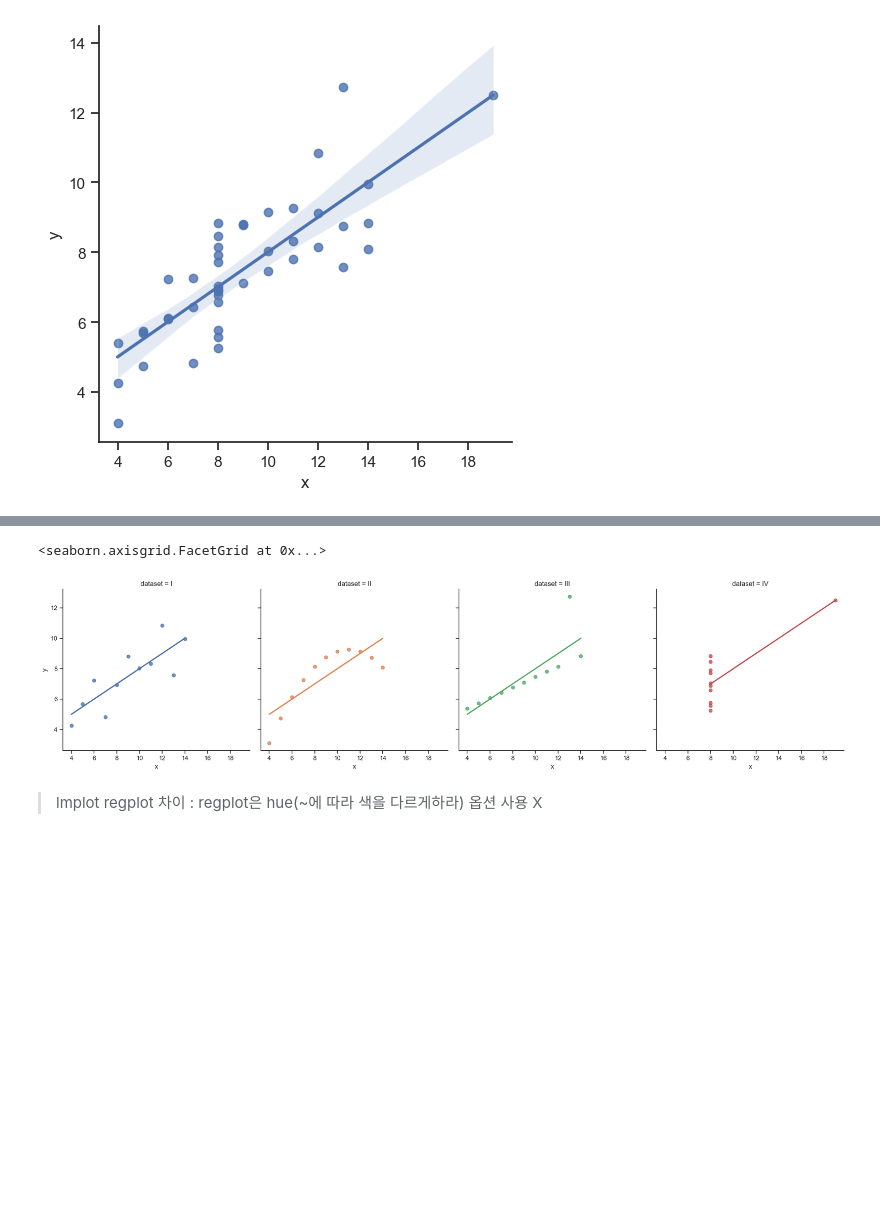
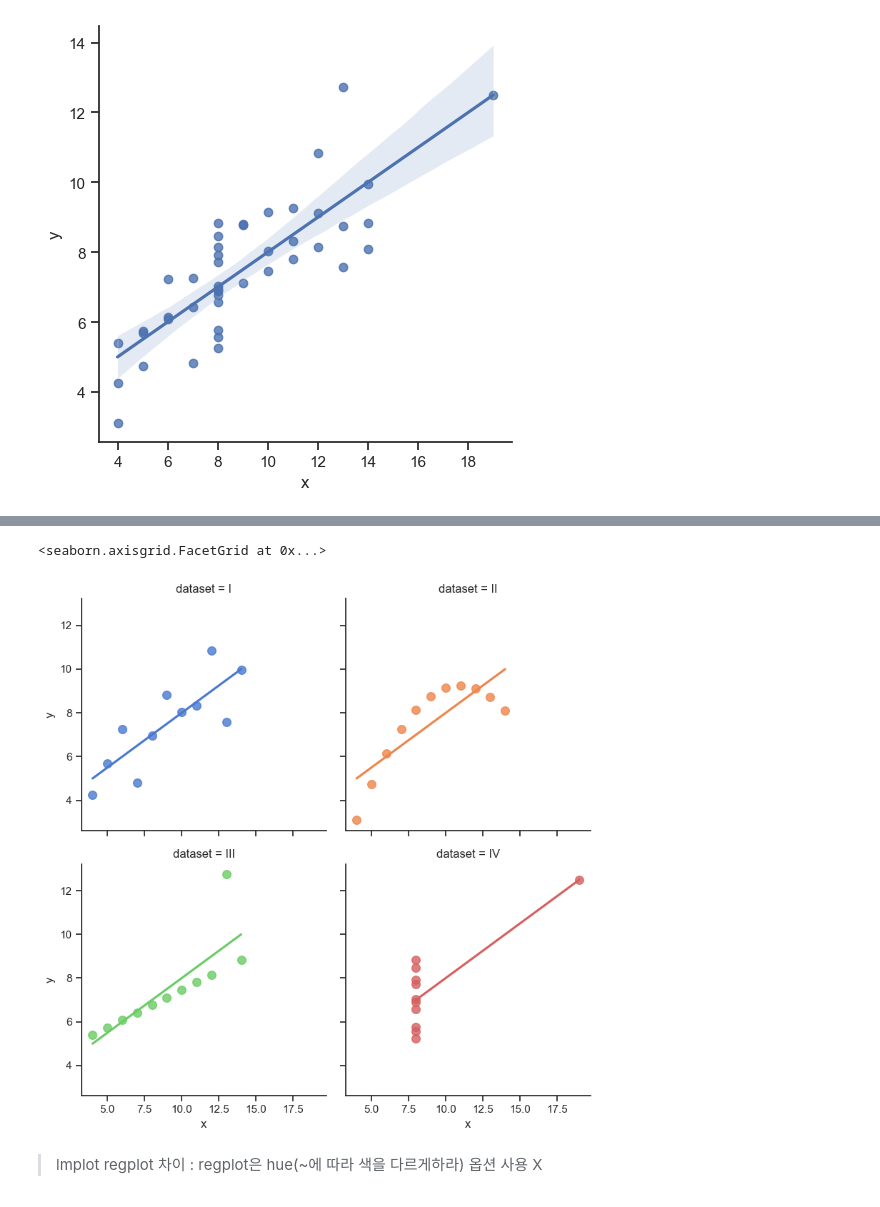
Before and after one commit to YDHYDHDONG/seaborn, a Jupyter notebook: Anscombe's Quartet.ipynb, the cells around one changed output, grey strips where cells are left out. Drawn from its saved outputs; the diff is of its cells as text; code cells hidden in the pictures; blank space fills up the shorter version.

```diff
--- a/Anscombe's Quartet.ipynb
+++ b/Anscombe's Quartet.ipynb
@@ -119,8 +124,10 @@ sns.lmplot(x='x', y='y',data=df,hue='dataset',col='dataset')
 # %%
-sns.lmplot(x='x', y='y',data=df,hue='dataset',col='dataset', ci=None) # ci = none 사용시 색칠된 부분 사라짐
+sns.lmplot(x='x', y='y',data=df,hue='dataset',col='dataset',
+           col_wrap=2,ci=None, palette='muted',height=4,
+            scatter_kws={"s":70, "alpha":0.8}) # ci = none 사용시 색칠된 부분 사라짐
 # %% [output]
 <seaborn.axisgrid.FacetGrid at 0x...>
-[figure, old version]
+[figure, new version]
 # %% [markdown]
 > lmplot regplot 차이 : regplot은 hue(~에 따라 색을 다르게하라) 옵션 사용 X
 # %% [markdown]
```
Also changed, not shown: parts of 3 cells of this notebook.
